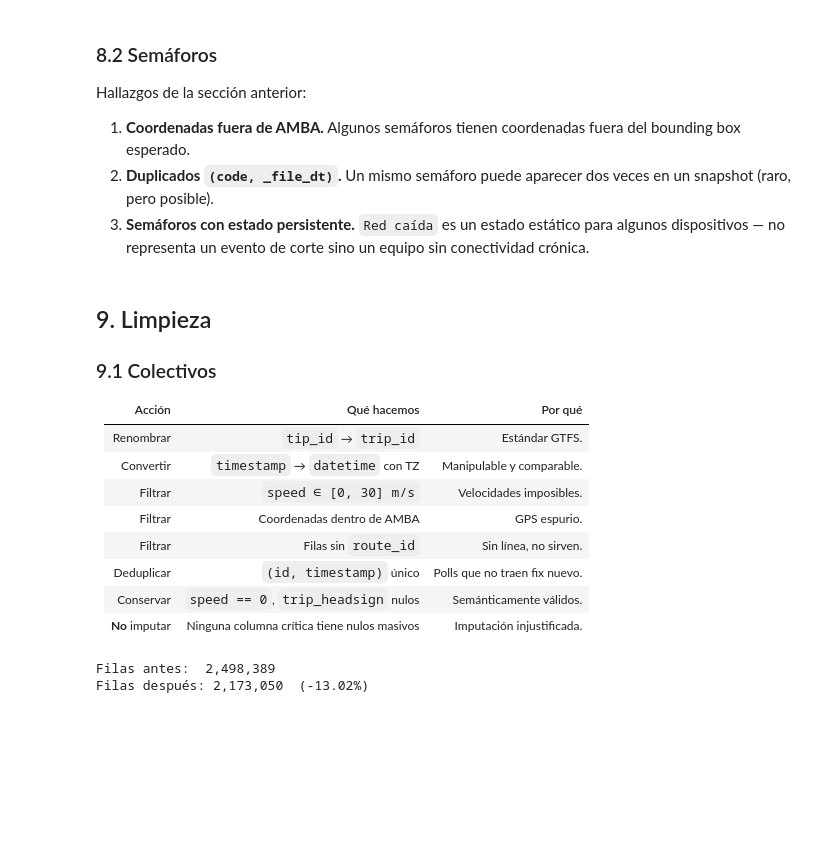
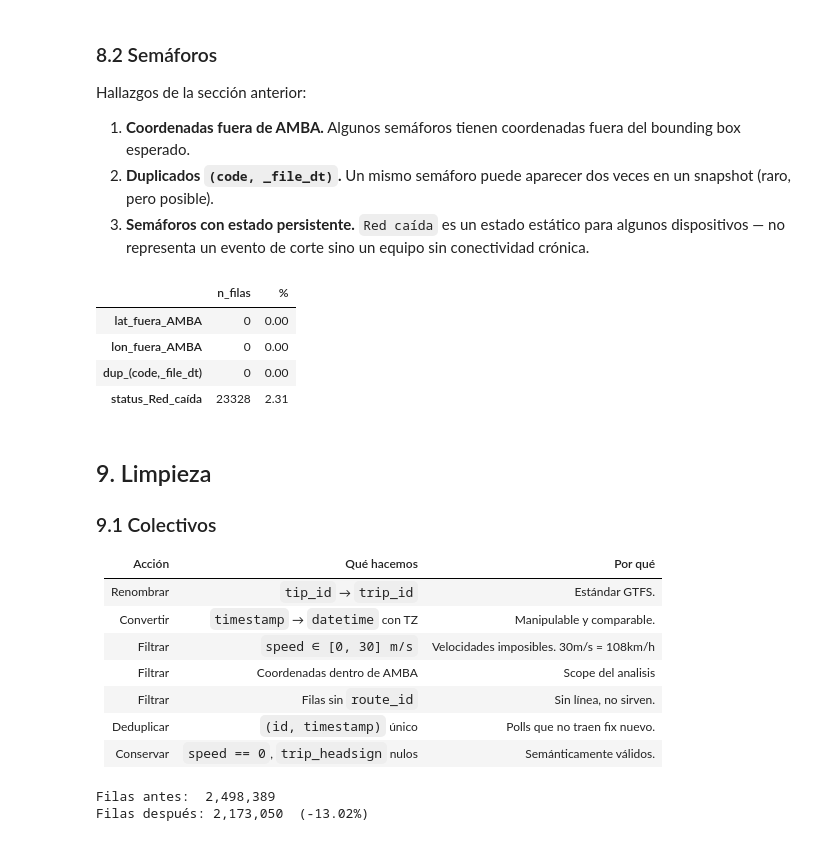
Before and after one commit to fhiba/transportia, a Jupyter notebook: EDA/eda_colectivos.ipynb, the cells around one changed output. Saved outputs shown, nothing was run; the diff lists cells and outputs as text; code cells hidden in the pictures; blank space fills up the shorter version.

```diff
--- a/EDA/eda_colectivos.ipynb
+++ b/EDA/eda_colectivos.ipynb
@@ -669,13 +727,19 @@ Hallazgos de la sección anterior:
 # %%
 diag_sem = {
     'lat_fuera_AMBA':       int(((df_sem_raw['latitude'] < -35.0) | (df_sem_raw['latitude'] > -34.3)).sum()),
     'lon_fuera_AMBA':       int(((df_sem_raw['longitude'] < -59.0) | (df_sem_raw['longitude'] > -58.0)).sum()),
     'dup_(code,_file_dt)':  int(df_sem_raw.duplicated(subset=['code', '_file_dt']).sum()),
     'status_Red_caída':     int((df_sem_raw['status'] == 'Red caída').sum()),
 }
 res_sem = pd.Series(diag_sem, name='n_filas').to_frame()
-res_sem['pct'] = (res_sem['n_filas'] / len(df_sem_raw) * 100).round(3)
+res_sem['%'] = (res_sem['n_filas'] / len(df_sem_raw) * 100).round(3)
 res_sem
+# %% [output]
+|  | n_filas | % |
+| lat_fuera_AMBA | 0 | 0.00 |
+| lon_fuera_AMBA | 0 | 0.00 |
+| dup_(code,_file_dt) | 0 | 0.00 |
+| status_Red_caída | 23328 | 2.31 |
 # %% [markdown]
 ## 9. Limpieza
 
@@ -685,12 +749,11 @@ res_sem
 |---|---|---|
 | Renombrar | `tip_id` → `trip_id` | Estándar GTFS. |
 | Convertir | `timestamp` → `datetime` con TZ | Manipulable y comparable. |
-| Filtrar | `speed ∈ [0, 30] m/s` | Velocidades imposibles. |
-| Filtrar | Coordenadas dentro de AMBA | GPS espurio. |
+| Filtrar | `speed ∈ [0, 30] m/s` | Velocidades imposibles. 30m/s = 108km/h|
+| Filtrar | Coordenadas dentro de AMBA | Scope del analisis |
 | Filtrar | Filas sin `route_id` | Sin línea, no sirven. |
 | Deduplicar | `(id, timestamp)` único | Polls que no traen fix nuevo. |
 | Conservar | `speed == 0`, `trip_headsign` nulos | Semánticamente válidos. |
-| **No** imputar | Ninguna columna crítica tiene nulos masivos | Imputación injustificada. |
 # %%
 df = df_raw.rename(columns={'tip_id': 'trip_id'}).copy()
 df['ts'] = pd.to_datetime(df['timestamp'], unit='s', utc=True).dt.tz_convert(TZ)
```
Also changed, not shown: parts of 26 cells of this notebook, 1 other file.
